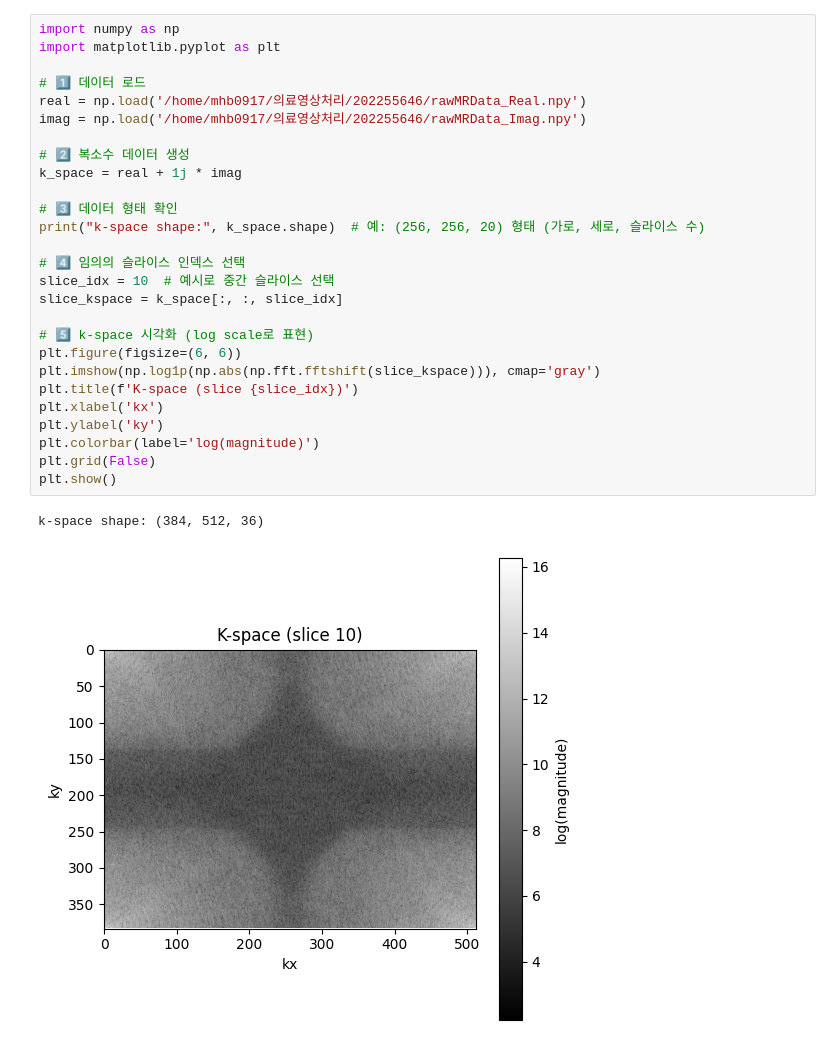
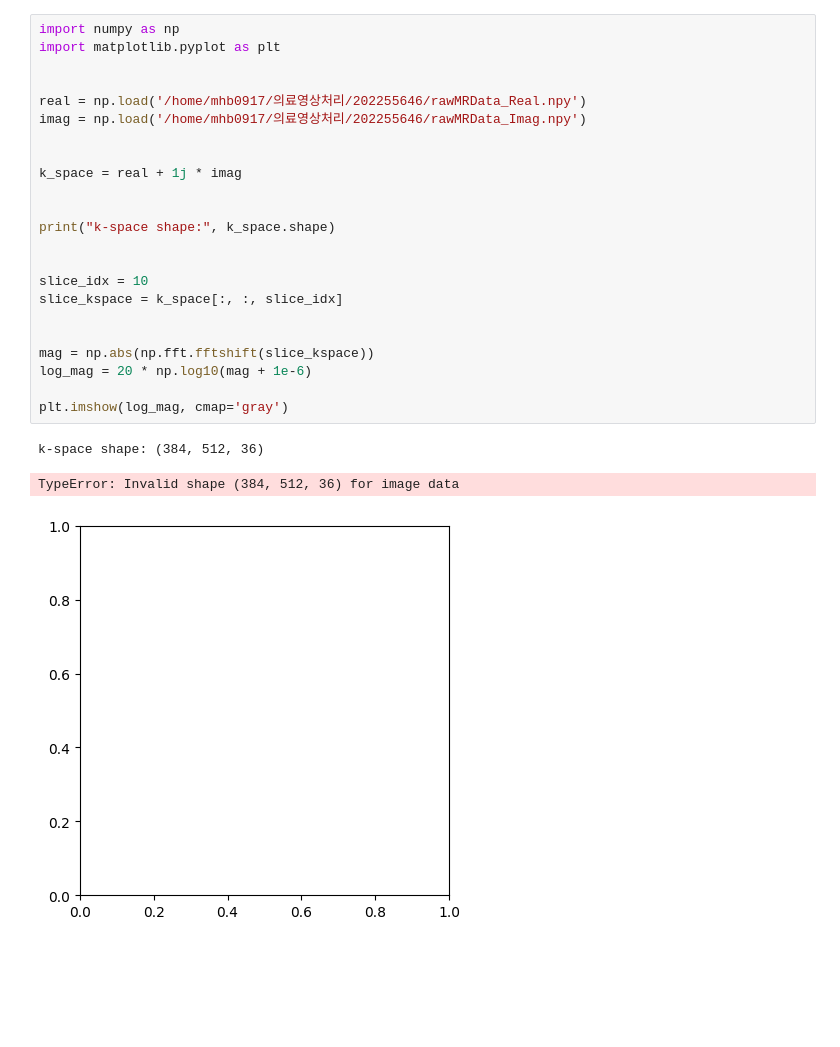
Before and after one commit to MUNHYUNBOO/Medical-Image-Processing, a Jupyter notebook: task5.ipynb, the cells around one changed output. Drawn from its saved outputs; the diff is of its cells as text; blank space fills up the shorter version.

```diff
--- a/task5.ipynb
+++ b/task5.ipynb
@@ -1,33 +1,30 @@
 # %%
 import numpy as np
 import matplotlib.pyplot as plt
 
-# 1️⃣ 데이터 로드
+
 real = np.load('/home/mhb0917/의료영상처리/202255646/rawMRData_Real.npy')
 imag = np.load('/home/mhb0917/의료영상처리/202255646/rawMRData_Imag.npy')
 
-# 2️⃣ 복소수 데이터 생성
+
 k_space = real + 1j * imag
 
-# 3️⃣ 데이터 형태 확인
-print("k-space shape:", k_space.shape)  # 예: (256, 256, 20) 형태 (가로, 세로, 슬라이스 수)
 
-# 4️⃣ 임의의 슬라이스 인덱스 선택
-slice_idx = 10  # 예시로 중간 슬라이스 선택
+print("k-space shape:", k_space.shape)
+
+
+slice_idx = 10
 slice_kspace = k_space[:, :, slice_idx]
 
-# 5️⃣ k-space 시각화 (log scale로 표현)
-plt.figure(figsize=(6, 6))
-plt.imshow(np.log1p(np.abs(np.fft.fftshift(slice_kspace))), cmap='gray')
-plt.title(f'K-space (slice {slice_idx})')
-plt.xlabel('kx')
-plt.ylabel('ky')
-plt.colorbar(label='log(magnitude)')
-plt.grid(False)
-plt.show()
+
+mag = np.abs(np.fft.fftshift(slice_kspace))
+log_mag = 20 * np.log10(mag + 1e-6)
+
+plt.imshow(log_mag, cmap='gray')
 # %% [output]
 k-space shape: (384, 512, 36)
+TypeError: Invalid shape (384, 512, 36) for image data
-[figure, old version]
+[figure, new version]
 # %%
 import numpy as np
 import matplotlib.pyplot as plt
```
Also changed, not shown: parts of 2 cells of this notebook.
